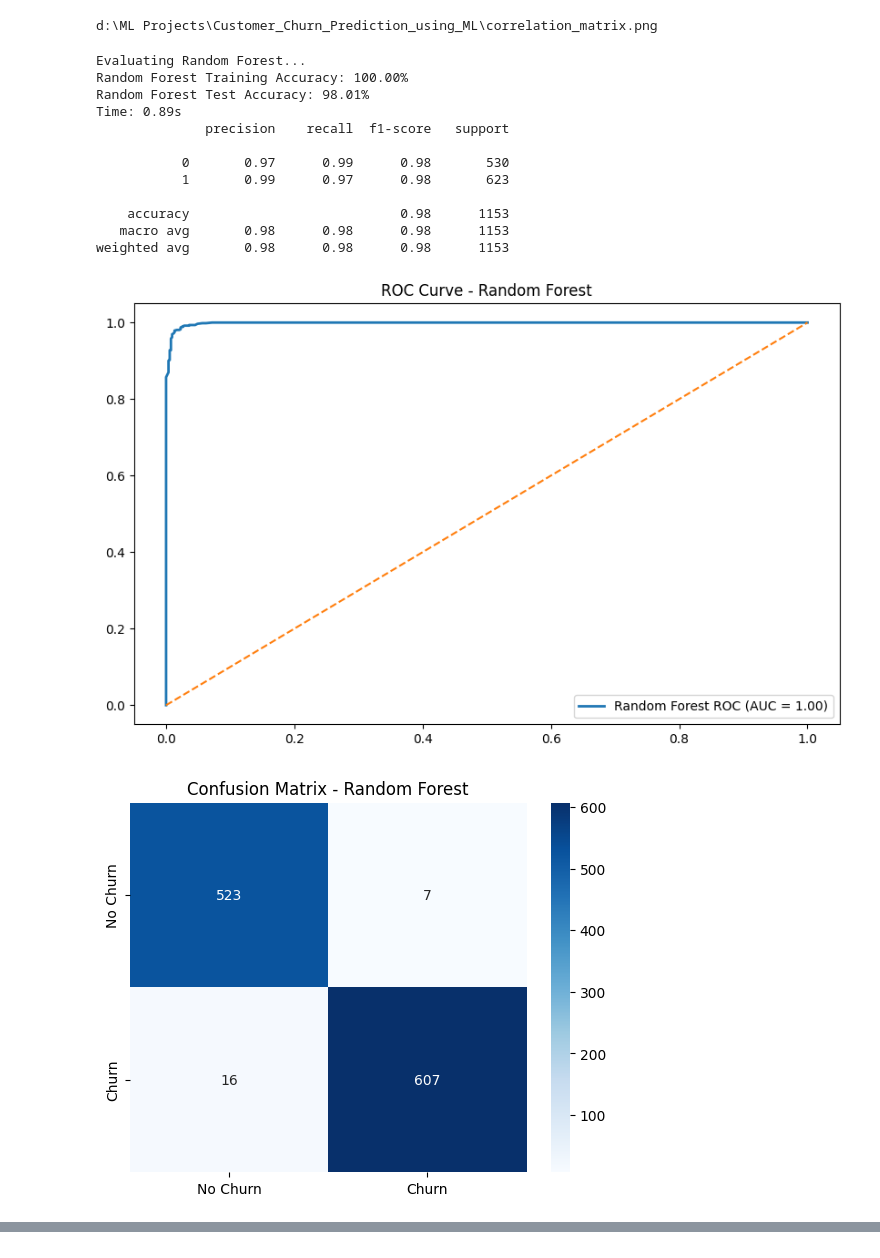
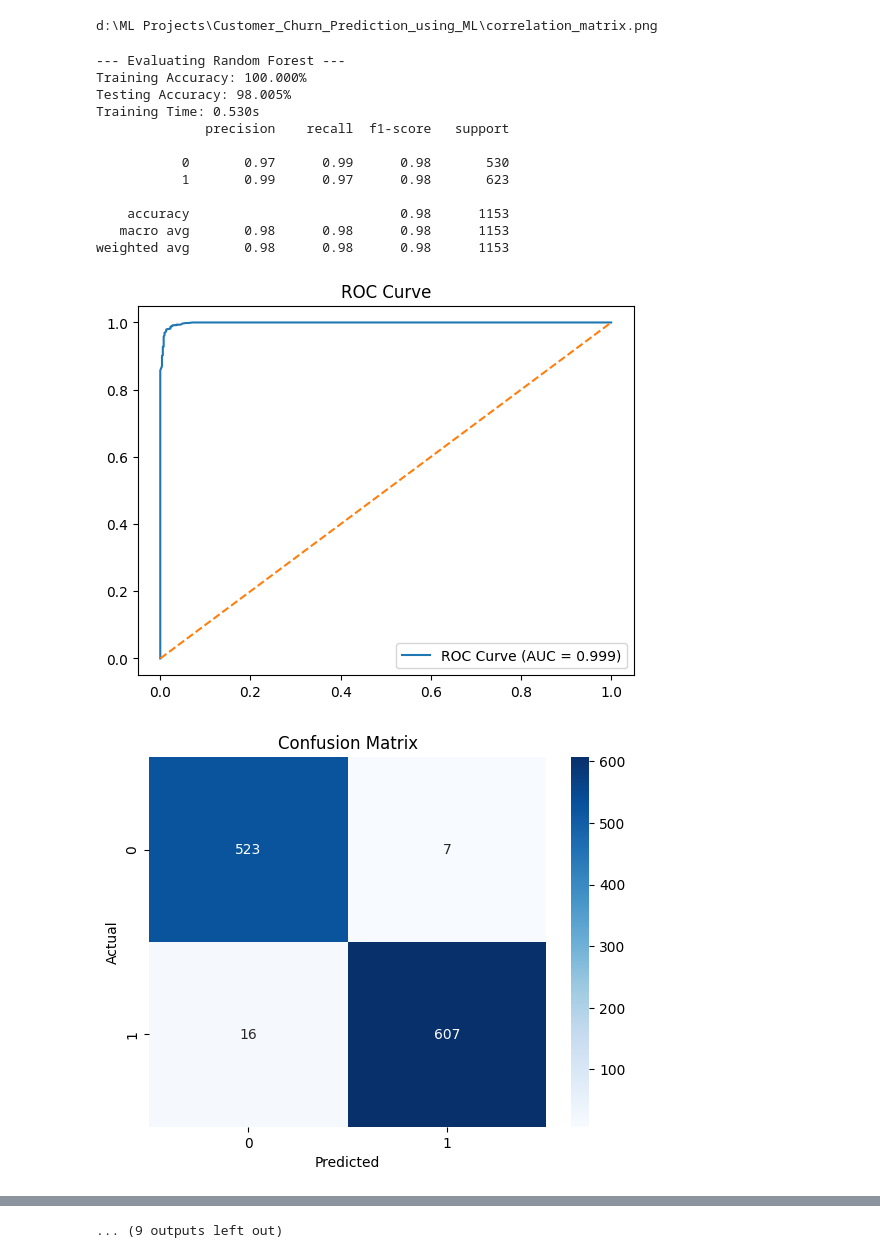
Before and after one commit to Sazibul-Islam-Siam/Customer_Churn_Prediction_using_ML, a Jupyter notebook: code.ipynb, the cells around one changed output, grey strips where cells are left out. Cells and saved outputs as stored; diff of their text form; code cells hidden in the pictures.

Commit message:
modified for model comparison

```diff
--- a/code.ipynb
+++ b/code.ipynb
@@ -209,40 +252,19 @@ def evaluate_model(model, X_train, X_test, y_train, y_test):
 # %%
-#Train and Evaluate Models
 for name, model in models.items():
-    print(f"Evaluating {name}...")
-    train_accuracy, test_accuracy, report, training_time, y_pred = evaluate_model(model, X_train, X_test, y_train, y_test)
-
-    if train_accuracy is not None:
-        print(f"{name} Training Accuracy: {train_accuracy:.2f}%")
-        print(f"{name} Test Accuracy: {test_accuracy:.2f}%")
-        print(f"Time: {training_time:.2f}s")
-        print(report)
-
-        fpr, tpr, _ = roc_curve(y_test, model.predict_proba(X_test)[:, 1])
-        roc_auc = auc(fpr, tpr)
-        plt.figure(figsize=(10, 6))
-        plt.plot(fpr, tpr, lw=2, label=f'{name} ROC (AUC = {roc_auc:.2f})')
-        plt.plot([0, 1], [0, 1], linestyle='--')
-        plt.title(f'ROC Curve - {name}')
-        plt.legend()
-        plt.show()
-
-        cm = confusion_matrix(y_test, y_pred)
-        sns.heatmap(cm, annot=True, fmt='d', cmap='Blues', xticklabels=['No Churn', 'Churn'], yticklabels=['No Churn', 'Churn'])
-        plt.title(f'Confusion Matrix - {name}')
-        plt.show()
+    print(f"\n--- Evaluating {name} ---")
+    evaluate_model(model, X_train, X_test, y_train, y_test,name)
 # %% [output]
-Evaluating Random Forest...
-Random Forest Training Accuracy: 100.00%
-Random Forest Test Accuracy: 98.01%
-Time: 0.89s
+--- Evaluating Random Forest ---
+Training Accuracy: 100.000%
+Testing Accuracy: 98.005%
+Training Time: 0.530s
               precision    recall  f1-score   support
 
            0       0.97      0.99      0.98       530
            1       0.99      0.97      0.98       623
 
     accuracy                           0.98      1153
    macro avg       0.98      0.98      0.98      1153
 weighted avg       0.98      0.98      0.98      1153
-[figure, old version]
+[figure, new version]
-[figure, old version]
+[figure, new version]
@@ -290,0 +313 @@ weighted avg       0.93      0.93      0.93      1153
+... (9 outputs left out)
```
Also changed, not shown: parts of 3 cells of this notebook.
